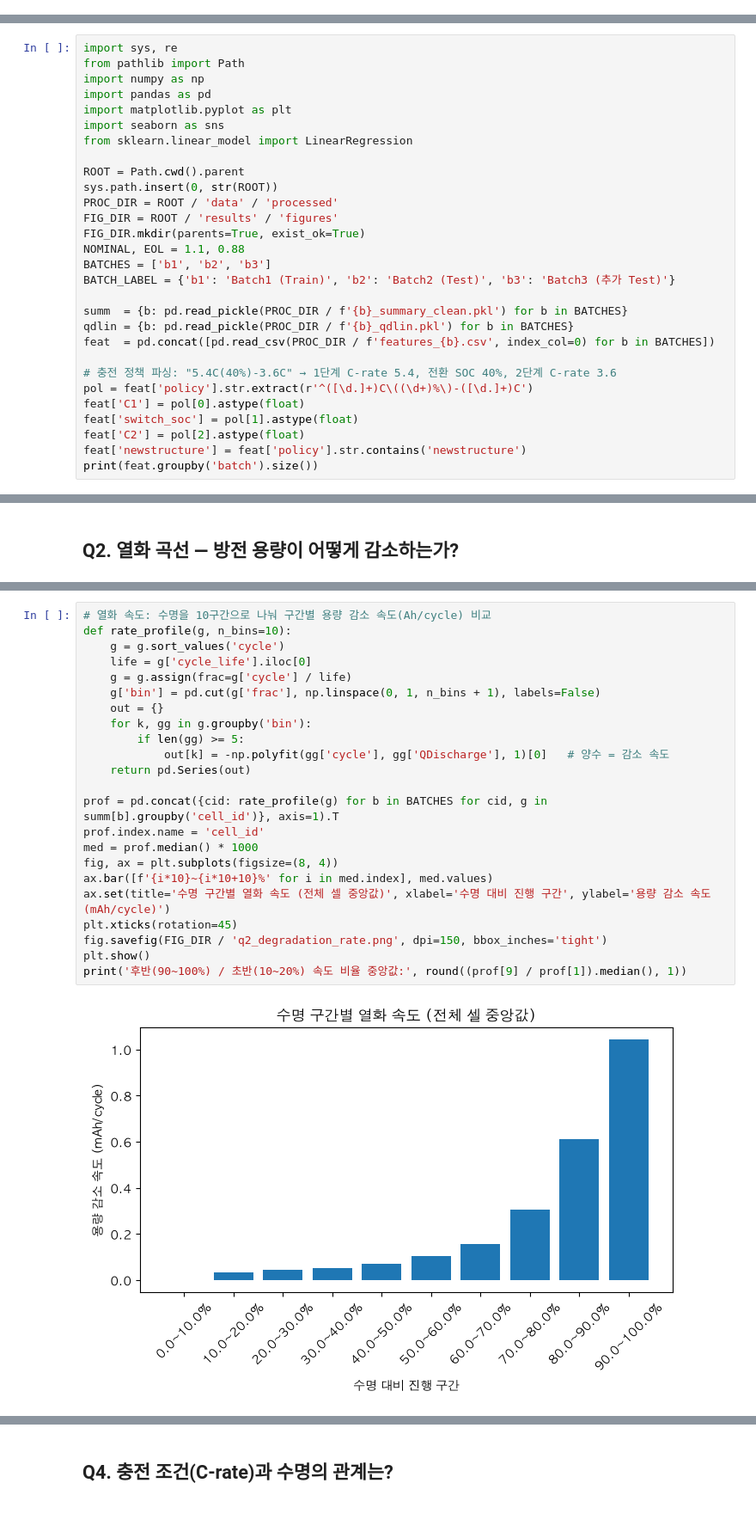
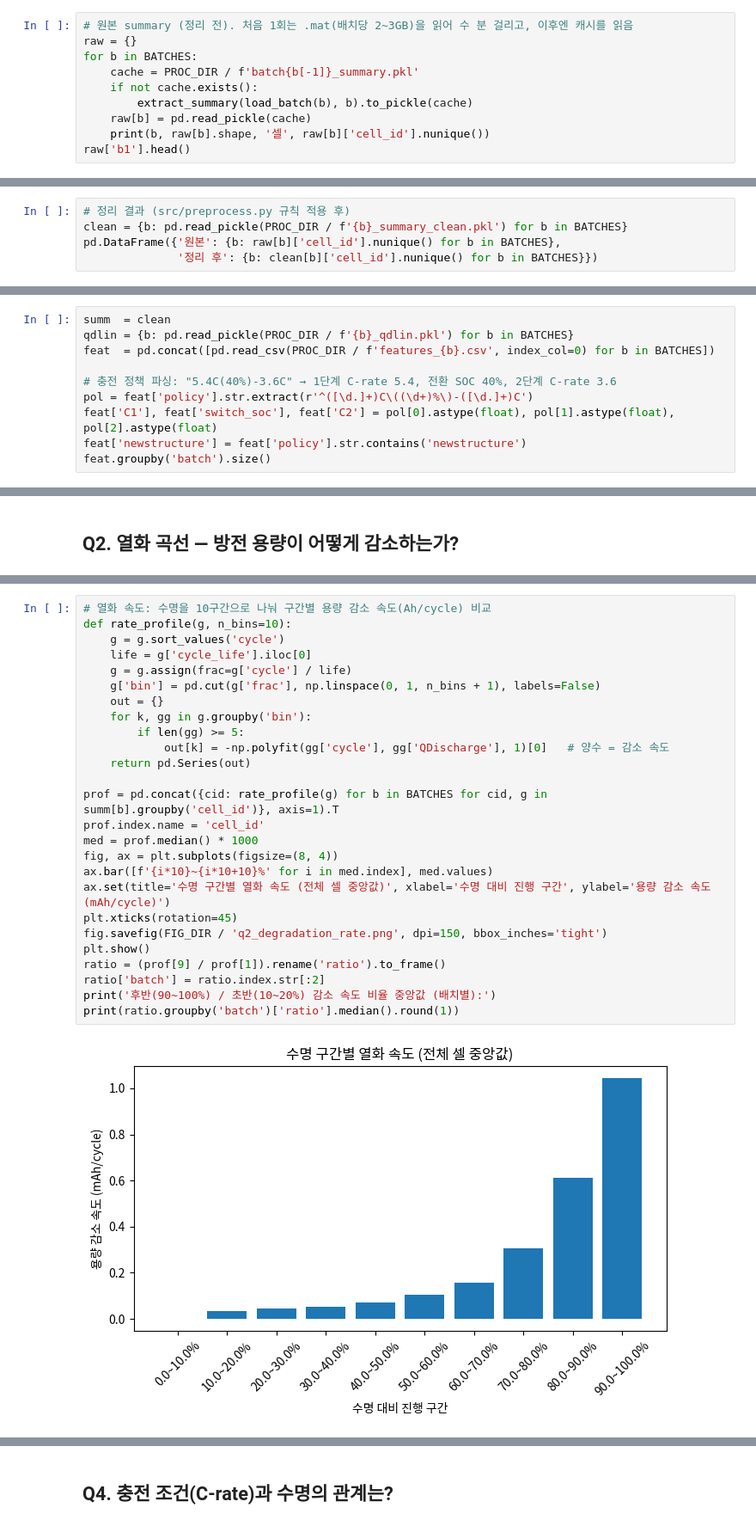
Before and after one commit to insidesight0921-stack/ess-battery-life-prediction, a Jupyter notebook: notebooks/01_EDA.ipynb, the cells around one changed output, grey strips where cells are left out. Shown at 86% size. Drawn from its saved outputs; the diff is of its cells as text.

```diff
--- a/notebooks/01_EDA.ipynb
+++ b/notebooks/01_EDA.ipynb
@@ -357,0 +40,10 @@ display(info3[info3['censored']])
+# %%
+# 원본 summary (정리 전). 처음 1회는 .mat(배치당 2~3GB)을 읽어 수 분 걸리고, 이후엔 캐시를 읽음
+raw = {}
+for b in BATCHES:
+    cache = PROC_DIR / f'batch{b[-1]}_summary.pkl'
+    if not cache.exists():
+        extract_summary(load_batch(b), b).to_pickle(cache)
+    raw[b] = pd.read_pickle(cache)
+    print(b, raw[b].shape, '셀', raw[b]['cell_id'].nunique())
+raw['b1'].head()
@@ -357,0 +122,5 @@ display(info3[info3['censored']])
+# %%
+# 정리 결과 (src/preprocess.py 규칙 적용 후)
+clean = {b: pd.read_pickle(PROC_DIR / f'{b}_summary_clean.pkl') for b in BATCHES}
+pd.DataFrame({'원본': {b: raw[b]['cell_id'].nunique() for b in BATCHES},
+              '정리 후': {b: clean[b]['cell_id'].nunique() for b in BATCHES}})
@@ -363,32 +136,13 @@ display(info3[info3['censored']])
 # %%
-import sys, re
-from pathlib import Path
-import numpy as np
-import pandas as pd
-import matplotlib.pyplot as plt
-import seaborn as sns
-from sklearn.linear_model import LinearRegression
-
-ROOT = Path.cwd().parent
-sys.path.insert(0, str(ROOT))
-PROC_DIR = ROOT / 'data' / 'processed'
-FIG_DIR = ROOT / 'results' / 'figures'
-FIG_DIR.mkdir(parents=True, exist_ok=True)
-NOMINAL, EOL = 1.1, 0.88
-BATCHES = ['b1', 'b2', 'b3']
-BATCH_LABEL = {'b1': 'Batch1 (Train)', 'b2': 'Batch2 (Test)', 'b3': 'Batch3 (추가 Test)'}
-
-summ  = {b: pd.read_pickle(PROC_DIR / f'{b}_summary_clean.pkl') for b in BATCHES}
+summ  = clean
 qdlin = {b: pd.read_pickle(PROC_DIR / f'{b}_qdlin.pkl') for b in BATCHES}
 feat  = pd.concat([pd.read_csv(PROC_DIR / f'features_{b}.csv', index_col=0) for b in BATCHES])
 
 # 충전 정책 파싱: "5.4C(40%)-3.6C" → 1단계 C-rate 5.4, 전환 SOC 40%, 2단계 C-rate 3.6
 pol = feat['policy'].str.extract(r'^([\d.]+)C\((\d+)%\)-([\d.]+)C')
-feat['C1'] = pol[0].astype(float)
-feat['switch_soc'] = pol[1].astype(float)
-feat['C2'] = pol[2].astype(float)
+feat['C1'], feat['switch_soc'], feat['C2'] = pol[0].astype(float), pol[1].astype(float), pol[2].astype(float)
 feat['newstructure'] = feat['policy'].str.contains('newstructure')
-print(feat.groupby('batch').size())
+feat.groupby('batch').size()
 # %% [output]
 batch
 b1    36
@@ -499,25 +265,28 @@ plt.show()
 # %%
 # 열화 속도: 수명을 10구간으로 나눠 구간별 용량 감소 속도(Ah/cycle) 비교
 def rate_profile(g, n_bins=10):
     g = g.sort_values('cycle')
     life = g['cycle_life'].iloc[0]
     g = g.assign(frac=g['cycle'] / life)
     g['bin'] = pd.cut(g['frac'], np.linspace(0, 1, n_bins + 1), labels=False)
     out = {}
     for k, gg in g.groupby('bin'):
         if len(gg) >= 5:
             out[k] = -np.polyfit(gg['cycle'], gg['QDischarge'], 1)[0]   # 양수 = 감소 속도
     return pd.Series(out)
 
 prof = pd.concat({cid: rate_profile(g) for b in BATCHES for cid, g in summ[b].groupby('cell_id')}, axis=1).T
 prof.index.name = 'cell_id'
 med = prof.median() * 1000
 fig, ax = plt.subplots(figsize=(8, 4))
 ax.bar([f'{i*10}~{i*10+10}%' for i in med.index], med.values)
 ax.set(title='수명 구간별 열화 속도 (전체 셀 중앙값)', xlabel='수명 대비 진행 구간', ylabel='용량 감소 속도 (mAh/cycle)')
 plt.xticks(rotation=45)
 fig.savefig(FIG_DIR / 'q2_degradation_rate.png', dpi=150, bbox_inches='tight')
 plt.show()
-print('후반(90~100%) / 초반(10~20%) 속도 비율 중앙값:', round((prof[9] / prof[1]).median(), 1))
+ratio = (prof[9] / prof[1]).rename('ratio').to_frame()
+ratio['batch'] = ratio.index.str[:2]
+print('후반(90~100%) / 초반(10~20%) 감소 속도 비율 중앙값 (배치별):')
+print(ratio.groupby('batch')['ratio'].median().round(1))
 # %% [output]
-[figure, old version]
+[figure, new version]
```
Also changed, not shown: parts of 57 cells of this notebook, 35 other files.
